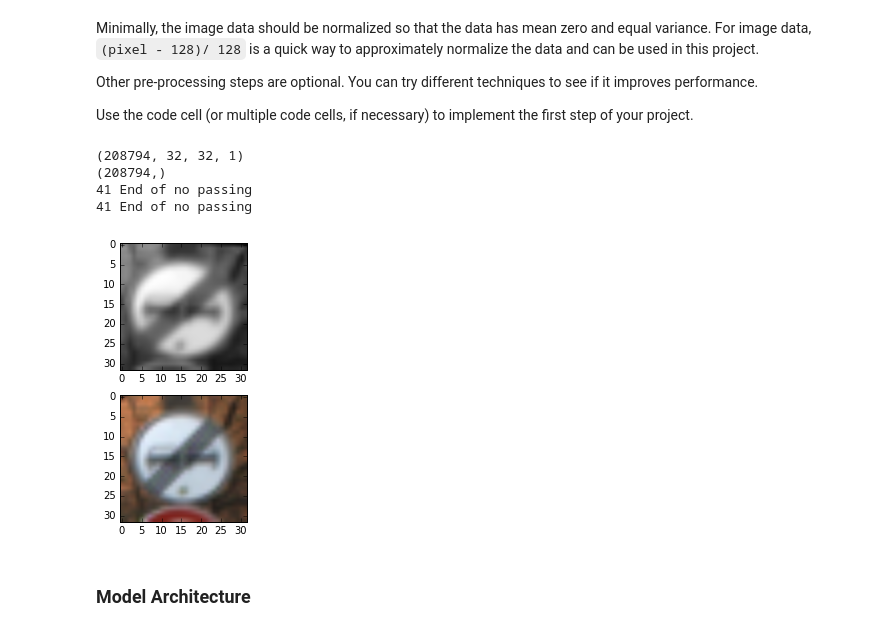
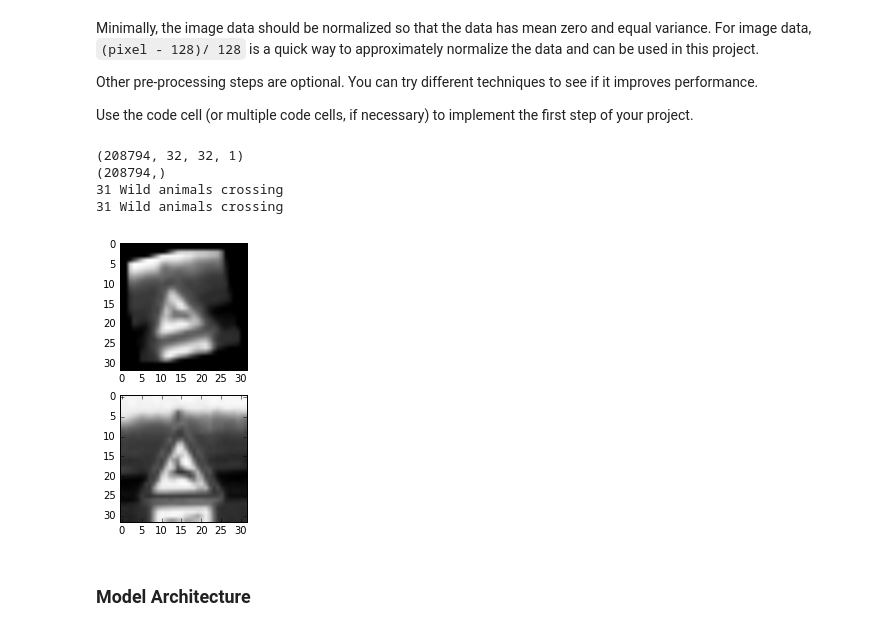
Before and after one commit to astromme/CarND-Traffic-Sign-Classifier-Project, a Jupyter notebook: Traffic_Sign_Classifier.ipynb, the cells around one changed output. Saved outputs shown, nothing was run; the diff lists cells and outputs as text; code cells hidden in the pictures.

```diff
--- a/Traffic_Sign_Classifier.ipynb
+++ b/Traffic_Sign_Classifier.ipynb
@@ -134,0 +130,22 @@ NameError: name 'preprocess_op' is not defined
+# %%
+import scipy.misc
+from collections import defaultdict
+
+plt.figure(1, figsize=(15,100))
+new_images = []
+new_images_labels = []
+
+cols = 9
+rows = max(sign_names.keys())+1
+
+images_by_label = defaultdict(list)
+for image, label in zip(X_train_original, y_train_original):
+    images_by_label[label].append(image)
+
+for row in range(rows-1):
+    for col, image in enumerate(random.sample(images_by_label[row], cols)):
+        plt.subplot(rows,cols,(row+1)*cols +(col+1))
+        plt.imshow(image.squeeze(), cmap='gray')
+        if col > 3:
+            break
+    plt.title("{}: {}".format(row, sign_names[row]))
@@ -255,15 +299,15 @@ def generate_fake_data(images, labels):
     rotation_op = tf_image_rotate(translation_op, tf.truncated_normal([len(images)], 0.0, 10))
     scale_op = tf_image_random_scale(rotation_op)
 
-#             x = tf.image.random_brightness(x, 0.5)
-#         x = tf.image.random_contrast(x, 0.2, 2)
-#         x = tf.map_fn(lambda img: tf.image.random_saturation(img, 0.2, 2), x)
+    bright_op = tf.image.random_brightness(scale_op, 0.5)
+    contrast_op = tf.image.random_contrast(bright_op, 0.2, 2)
+    #= tf.map_fn(lambda img: tf.image.random_saturation(img, 0.2, 2), x)
 
     new_images = copy.copy(images)
     new_labels = copy.copy(labels)
     with tf.Session() as sess:
         for i in range(5):
-            images_batch = sess.run(scale_op)
+            images_batch = sess.run(bright_op)
             new_images = np.concatenate([new_images, images_batch])
             new_labels = np.concatenate([new_labels, labels])
 
@@ -284,31 +328,32 @@ with tf.Graph().as_default():
 
     X_train_augmented, y_train_augmented = generate_fake_data(X_train_gray, y_train_original)
 
+    X_train_gray_processed = preprocess_data(X_train_gray)
     X_train_processed = preprocess_data(X_train_augmented)
     X_valid_processed = preprocess_data(X_valid_gray)
     X_test_processed = preprocess_data(X_test_gray)
 # %%
 print(X_train_augmented.shape)
 print(y_train_augmented.shape)
 
-img_num = 84
-img_generated_num = 4*len(X_train_processed)//6+img_num
+img_num = 423
+img_generated_num = 3*len(X_train_processed)//6+img_num
 
 plt.figure(1, figsize=(5,5))
 plt.subplot(211)
 plt.imshow(X_train_processed[img_generated_num].squeeze(), cmap='gray')
 
 plt.subplot(212)
-plt.imshow(X_train_gray[img_num].squeeze(), cmap='gray')
+plt.imshow(X_train_gray_processed[img_num].squeeze(), cmap='gray')
 
 print(y_train_augmented[img_generated_num], sign_names[y_train_augmented[img_generated_num]])
 print(y_train_original[img_num], sign_names[y_train_original[img_num]])
 # %% [output]
 (208794, 32, 32, 1)
 (208794,)
-41 End of no passing
-41 End of no passing
+31 Wild animals crossing
+31 Wild animals crossing
-[figure, old version]
+[figure, new version]
 # %% [markdown]
 ### Model Architecture
 # %%
```
Also changed, not shown: parts of 15 cells of this notebook, 11 other files.
